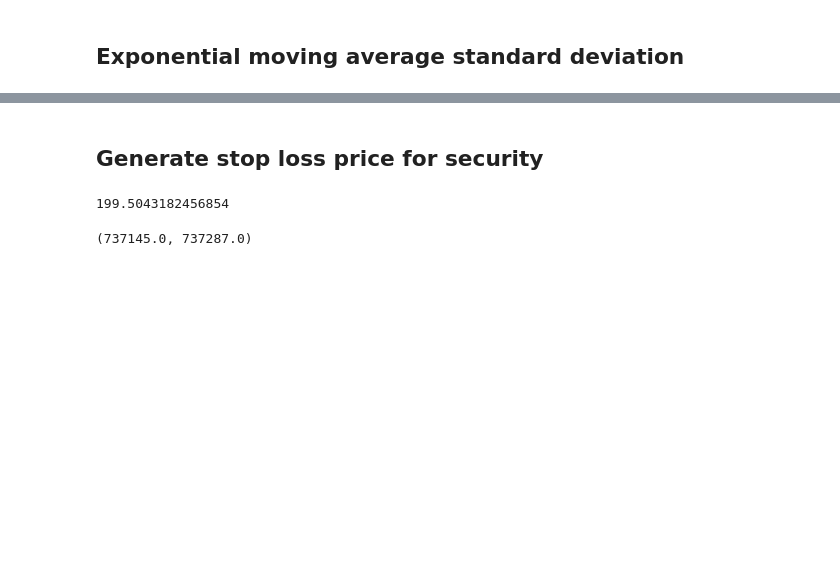
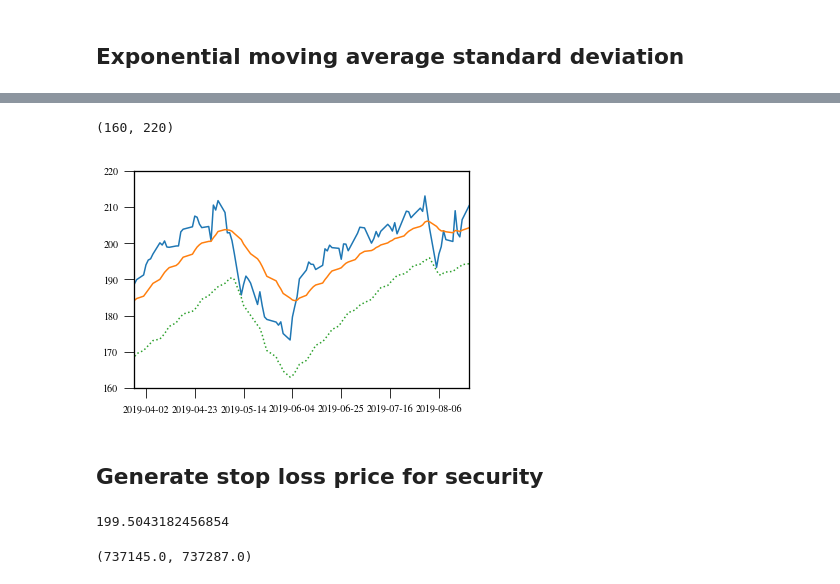
Before and after one commit to ahwkuepper/portfolios, a Jupyter notebook: notebooks/Trader.ipynb, the cells around one changed output, grey strips where cells are left out. Cells and saved outputs as stored; diff of their text form; code cells hidden in the pictures; blank space fills up the shorter version.

```diff
--- a/notebooks/Trader.ipynb
+++ b/notebooks/Trader.ipynb
@@ -141,3 +159,12 @@ plt.plot(AAPL.data["Close_ewm0.1"]-2*AAPL.last_standard_deviation_ewm01, linesty
+# %%
+plt.plot(AAPL.data.Close)
+plt.plot(AAPL.data["Close_ewm0.1_mean"])
+plt.plot(AAPL.data["Close_ewm0.1_mean"]-2*np.sqrt(AAPL.data["Close_ewm0.1_var"]), linestyle=':')
+plt.xlim(AAPL.data.index[-100], AAPL.data.index[-1])
+plt.ylim(160, 220)
+# %% [output]
+(160, 220)
+[figure, added]
 # %% [markdown]
 ## Generate stop loss price for security
 # %%
```
Also changed, not shown: parts of 44 cells of this notebook, 4 other files.
